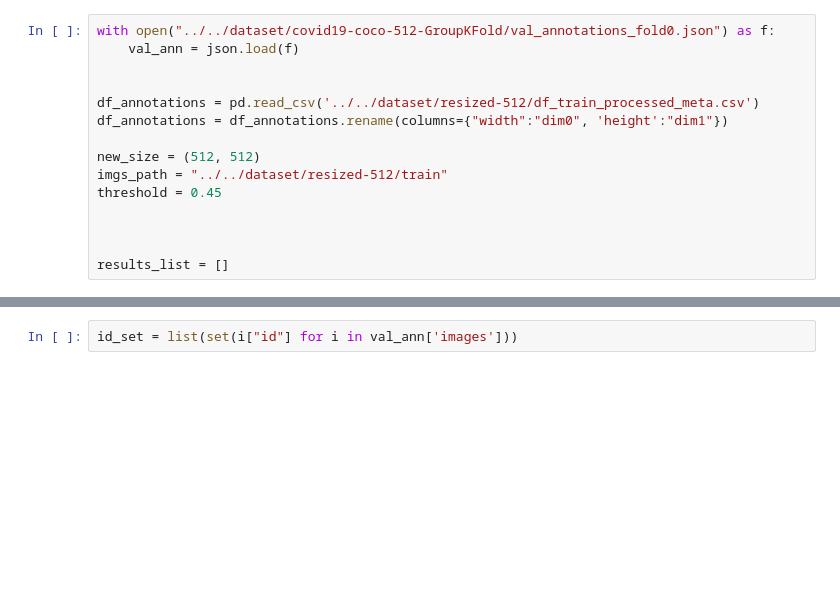
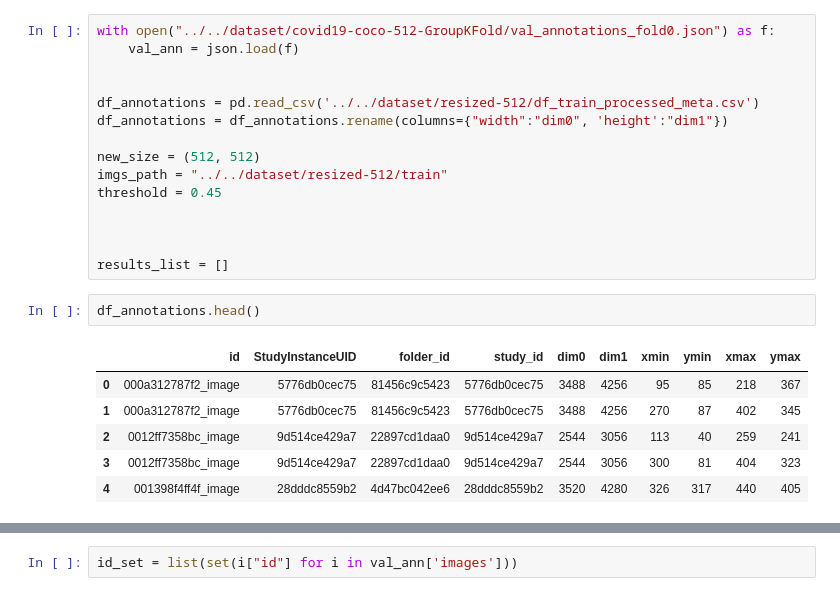
Before and after one commit to arunpandian7/Covid-Radiograhy-Diagnosis-API, a Jupyter notebook: notebooks/cascade-rcnn-detection/inference-and-evaluation.ipynb, the cells around one changed output, grey strips where cells are left out. Saved outputs shown, nothing was run; the diff lists cells and outputs as text; blank space fills up the shorter version.

```diff
--- a/notebooks/cascade-rcnn-detection/inference-and-evaluation.ipynb
+++ b/notebooks/cascade-rcnn-detection/inference-and-evaluation.ipynb
@@ -106,6 +108,15 @@ threshold = 0.45
 
 
 results_list = []
+# %%
+df_annotations.head()
+# %% [output]
+|  | id | StudyInstanceUID | folder_id | study_id | dim0 | dim1 | xmin | ymin | xmax | ymax |
+| 0 | 000a312787f2_image | 5776db0cec75 | 81456c9c5423 | 5776db0cec75 | 3488 | 4256 | 95 | 85 | 218 | 367 |
+| 1 | 000a312787f2_image | 5776db0cec75 | 81456c9c5423 | 5776db0cec75 | 3488 | 4256 | 270 | 87 | 402 | 345 |
+| 2 | 0012ff7358bc_image | 9d514ce429a7 | 22897cd1daa0 | 9d514ce429a7 | 2544 | 3056 | 113 | 40 | 259 | 241 |
+| 3 | 0012ff7358bc_image | 9d514ce429a7 | 22897cd1daa0 | 9d514ce429a7 | 2544 | 3056 | 300 | 81 | 404 | 323 |
+| 4 | 001398f4ff4f_image | 28dddc8559b2 | 4d47bc042ee6 | 28dddc8559b2 | 3520 | 4280 | 326 | 317 | 440 | 405 |
 # %%
 from rebox import BBox
 from rebox.formats import coco, pascal
```
Also changed, not shown: parts of 13 cells of this notebook, 4 other files.
